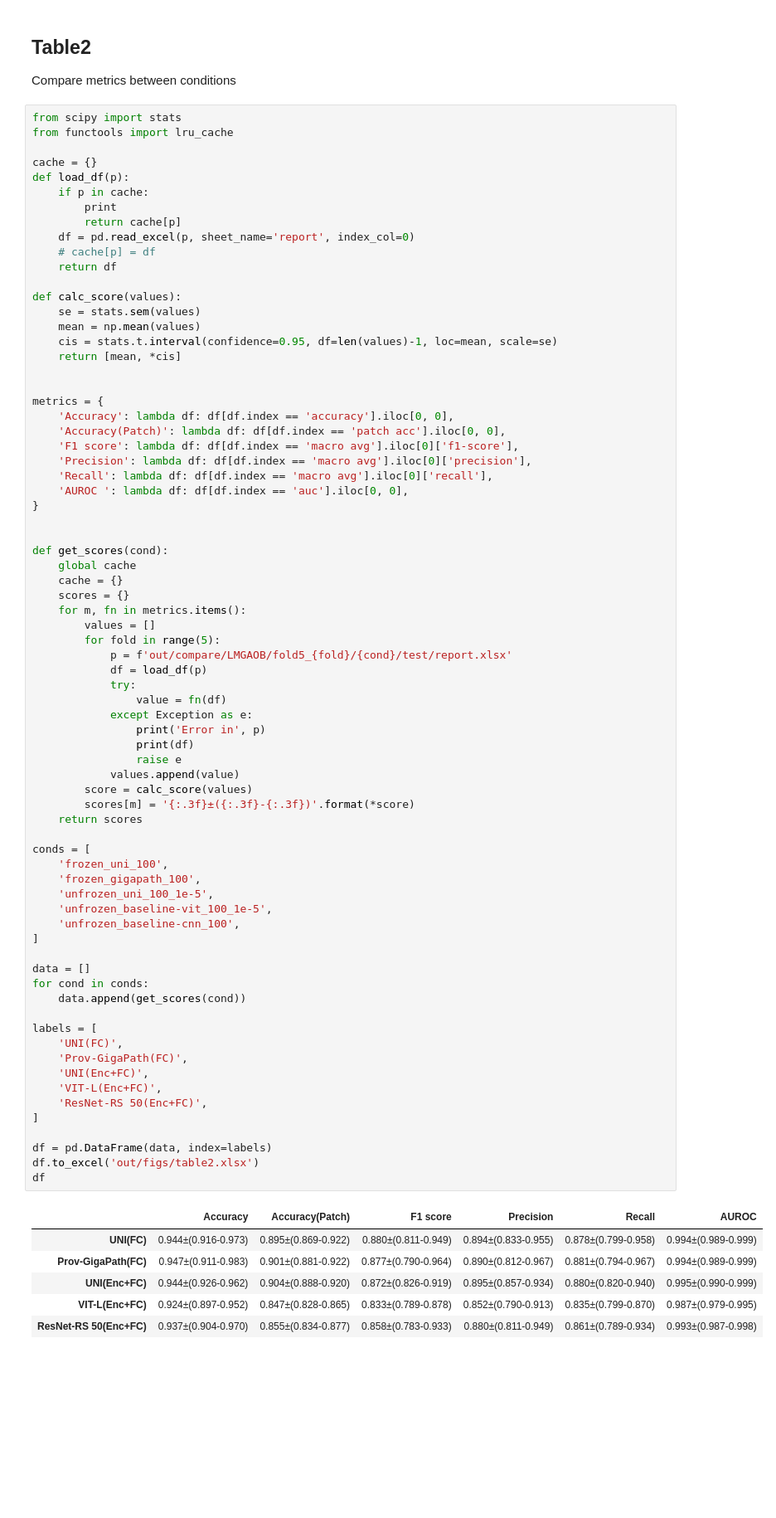
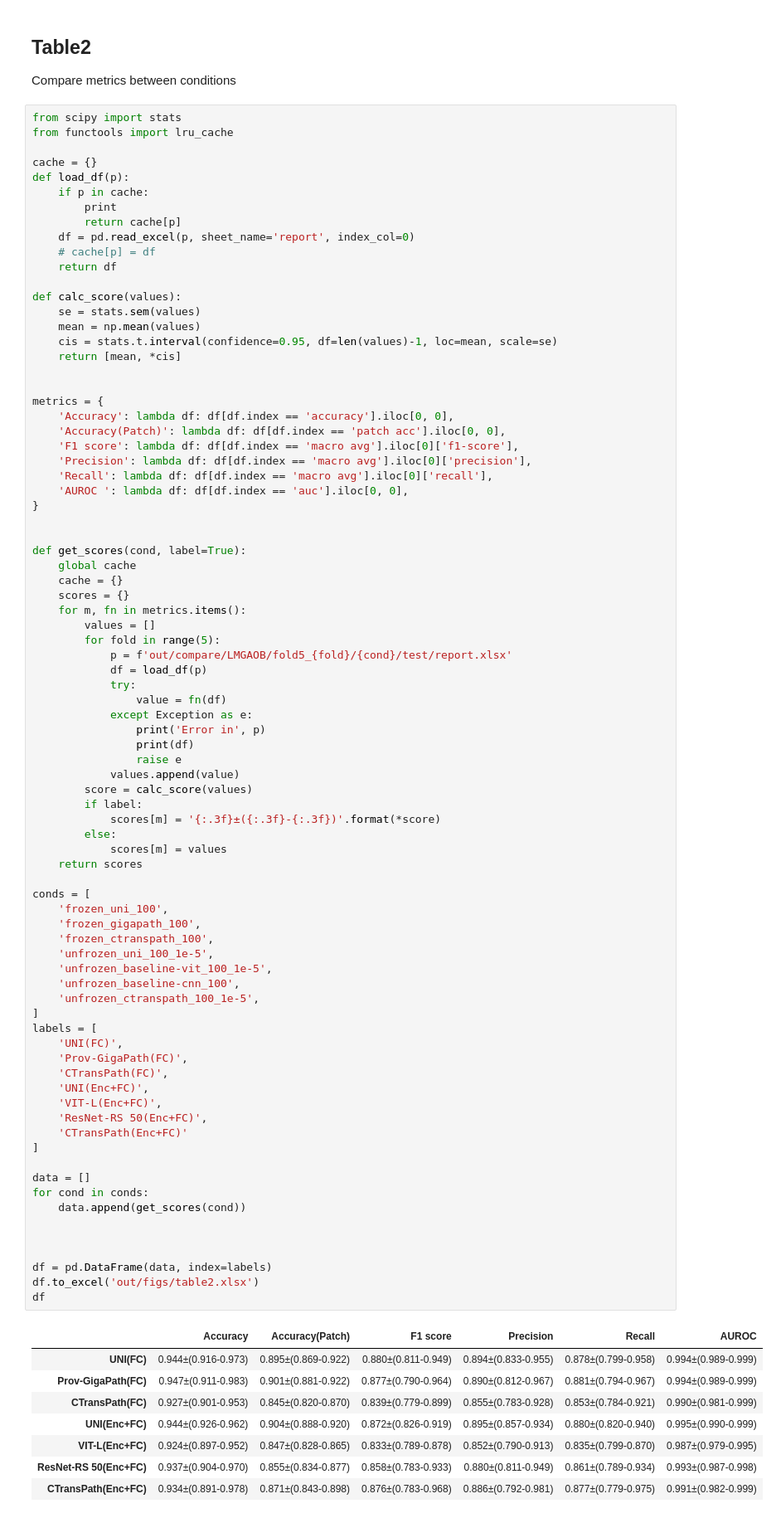
Before and after one commit to endaaman/bt, a Jupyter notebook: fig.ipynb, the cells around one changed output. Shown at 83% size. Saved outputs shown, nothing was run; the diff lists cells and outputs as text; blank space fills up the shorter version.

```diff
--- a/fig.ipynb
+++ b/fig.ipynb
@@ -264,7 +264,7 @@ metrics = {
 }
 
 
-def get_scores(cond):
+def get_scores(cond, label=True):
     global cache
     cache = {}
     scores = {}
@@ -276,41 +276,51 @@ def get_scores(cond):
             try:
                 value = fn(df)
             except Exception as e:
                 print('Error in', p)
                 print(df)
                 raise e
             values.append(value)
         score = calc_score(values)
-        scores[m] = '{:.3f}±({:.3f}-{:.3f})'.format(*score)
+        if label:
+            scores[m] = '{:.3f}±({:.3f}-{:.3f})'.format(*score)
+        else:
+            scores[m] = values
     return scores
 
 conds = [
     'frozen_uni_100',
     'frozen_gigapath_100',
+    'frozen_ctranspath_100',
     'unfrozen_uni_100_1e-5',
     'unfrozen_baseline-vit_100_1e-5',
     'unfrozen_baseline-cnn_100',
+    'unfrozen_ctranspath_100_1e-5',
+]
+labels = [
+    'UNI(FC)',
+    'Prov-GigaPath(FC)',
+    'CTransPath(FC)',
+    'UNI(Enc+FC)',
+    'VIT-L(Enc+FC)',
+    'ResNet-RS 50(Enc+FC)',
+    'CTransPath(Enc+FC)'
 ]
 
 data = []
 for cond in conds:
     data.append(get_scores(cond))
 
-labels = [
-    'UNI(FC)',
-    'Prov-GigaPath(FC)',
-    'UNI(Enc+FC)',
-    'VIT-L(Enc+FC)',
-    'ResNet-RS 50(Enc+FC)',
-]
+
 
 df = pd.DataFrame(data, index=labels)
 df.to_excel('out/figs/table2.xlsx')
 df
 # %% [output]
 |  | Accuracy | Accuracy(Patch) | F1 score | Precision | Recall | AUROC |
 | UNI(FC) | 0.944±(0.916-0.973) | 0.895±(0.869-0.922) | 0.880±(0.811-0.949) | 0.894±(0.833-0.955) | 0.878±(0.799-0.958) | 0.994±(0.989-0.999) |
 | Prov-GigaPath(FC) | 0.947±(0.911-0.983) | 0.901±(0.881-0.922) | 0.877±(0.790-0.964) | 0.890±(0.812-0.967) | 0.881±(0.794-0.967) | 0.994±(0.989-0.999) |
+| CTransPath(FC) | 0.927±(0.901-0.953) | 0.845±(0.820-0.870) | 0.839±(0.779-0.899) | 0.855±(0.783-0.928) | 0.853±(0.784-0.921) | 0.990±(0.981-0.999) |
 | UNI(Enc+FC) | 0.944±(0.926-0.962) | 0.904±(0.888-0.920) | 0.872±(0.826-0.919) | 0.895±(0.857-0.934) | 0.880±(0.820-0.940) | 0.995±(0.990-0.999) |
 | VIT-L(Enc+FC) | 0.924±(0.897-0.952) | 0.847±(0.828-0.865) | 0.833±(0.789-0.878) | 0.852±(0.790-0.913) | 0.835±(0.799-0.870) | 0.987±(0.979-0.995) |
 | ResNet-RS 50(Enc+FC) | 0.937±(0.904-0.970) | 0.855±(0.834-0.877) | 0.858±(0.783-0.933) | 0.880±(0.811-0.949) | 0.861±(0.789-0.934) | 0.993±(0.987-0.998) |
+| CTransPath(Enc+FC) | 0.934±(0.891-0.978) | 0.871±(0.843-0.898) | 0.876±(0.783-0.968) | 0.886±(0.792-0.981) | 0.877±(0.779-0.975) | 0.991±(0.982-0.999) |
```
Also changed, not shown: parts of 19 cells of this notebook.
